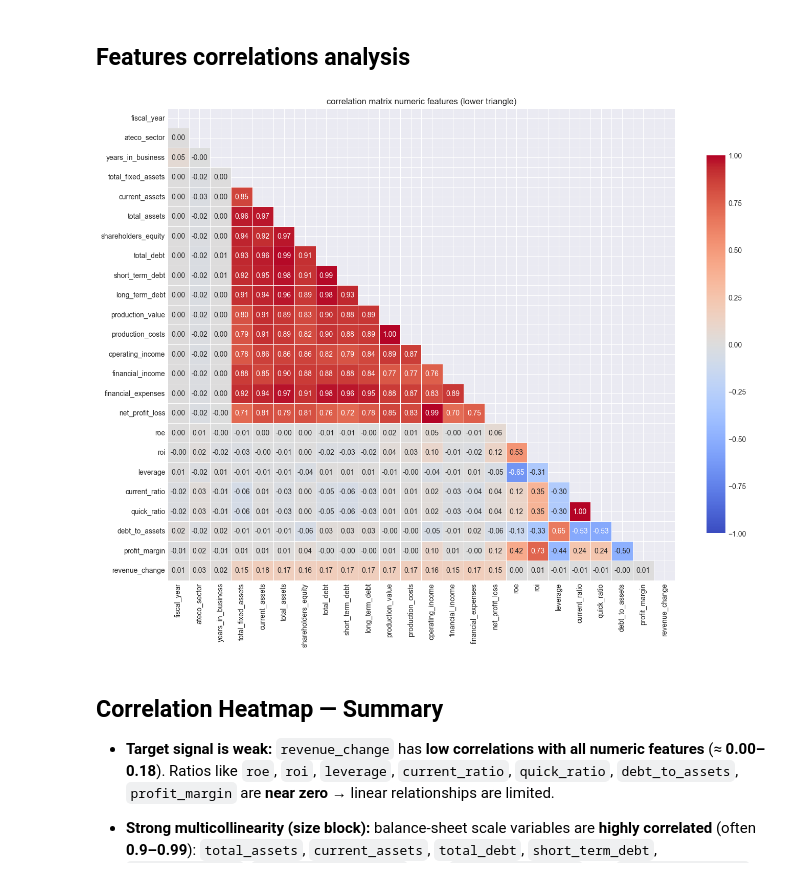
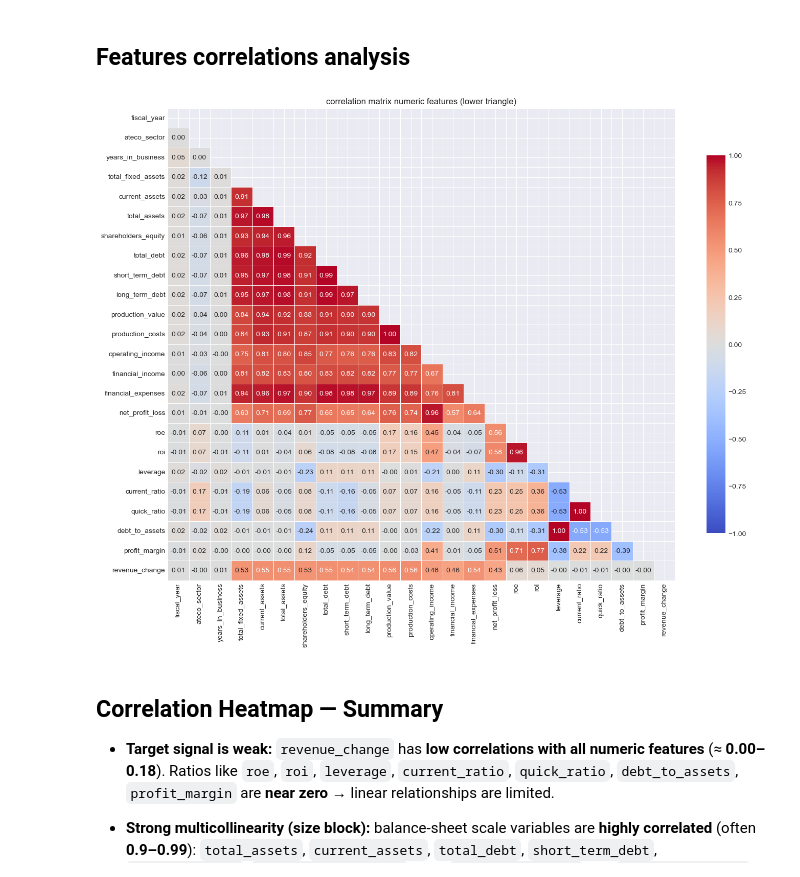
Before and after one commit to MoriondoTommaso/italian-financial-challenge, a Jupyter notebook: notebooks/Final.ipynb, the cells around one changed output. Drawn from its saved outputs; the diff is of its cells as text; code cells hidden in the pictures.

```diff
--- a/notebooks/Final.ipynb
+++ b/notebooks/Final.ipynb
@@ -295,24 +295,24 @@ target missing in 2019:
 # %%
 
 numeric_cols = train_df.select_dtypes(include=np.number).columns
-correlation_matrix = train_df[numeric_cols].corr()
+correlation_matrix = train_df[numeric_cols].corr(method='spearman')
 mask = np.triu(np.ones_like(correlation_matrix, dtype=bool))
 
 plt.figure(figsize=(16,12))
 sns.heatmap(correlation_matrix,
             mask= mask,
             fmt= ".2f",
             annot=True,
             cmap='coolwarm',
             vmax= 1, vmin= -1,
 
             linewidths=.5,
             cbar_kws={"shrink": .8})
 
 plt.title('correlation matrix numeric features (lower triangle)')
 plt.show()
 # %% [output]
-[figure, old version]
+[figure, new version]
 # %% [markdown]
 ## Correlation Heatmap — Summary
 
```
Also changed, not shown: parts of 13 cells of this notebook, 2 other files.
